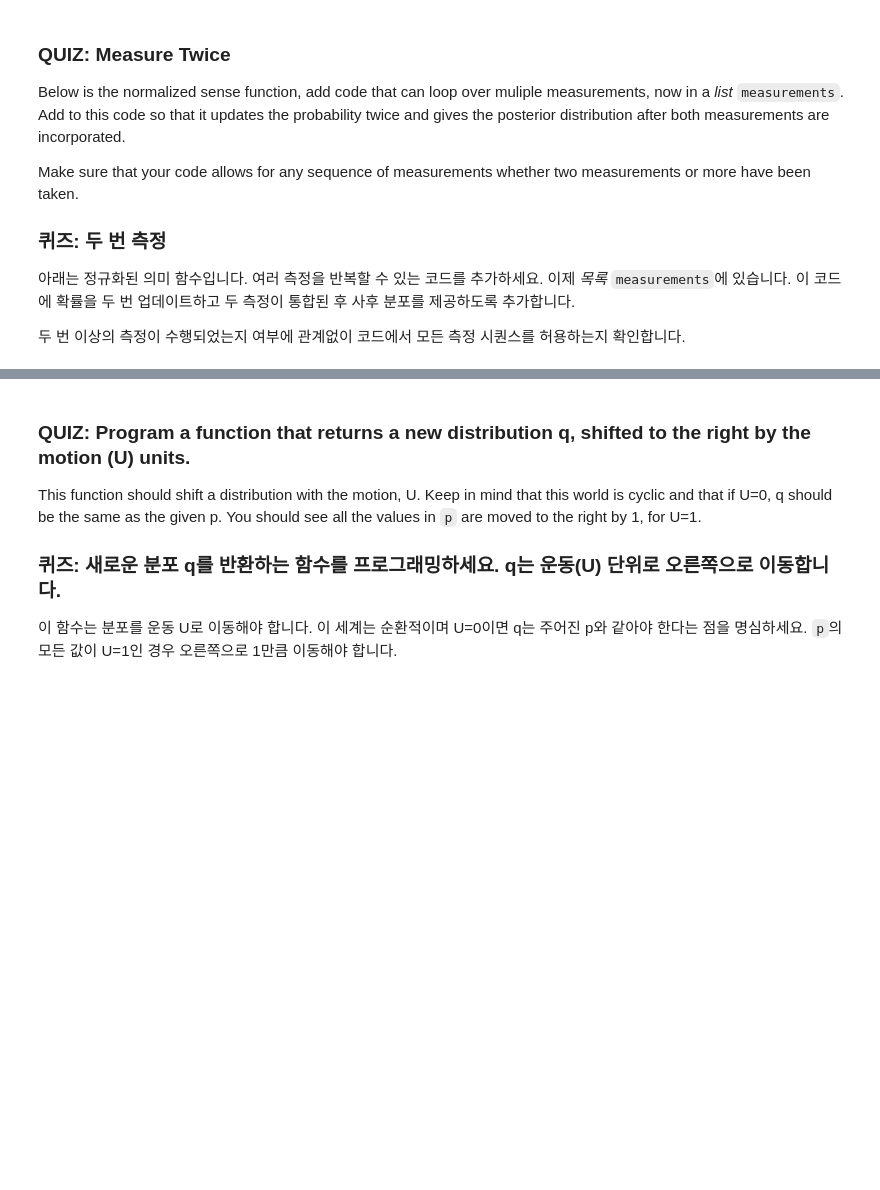
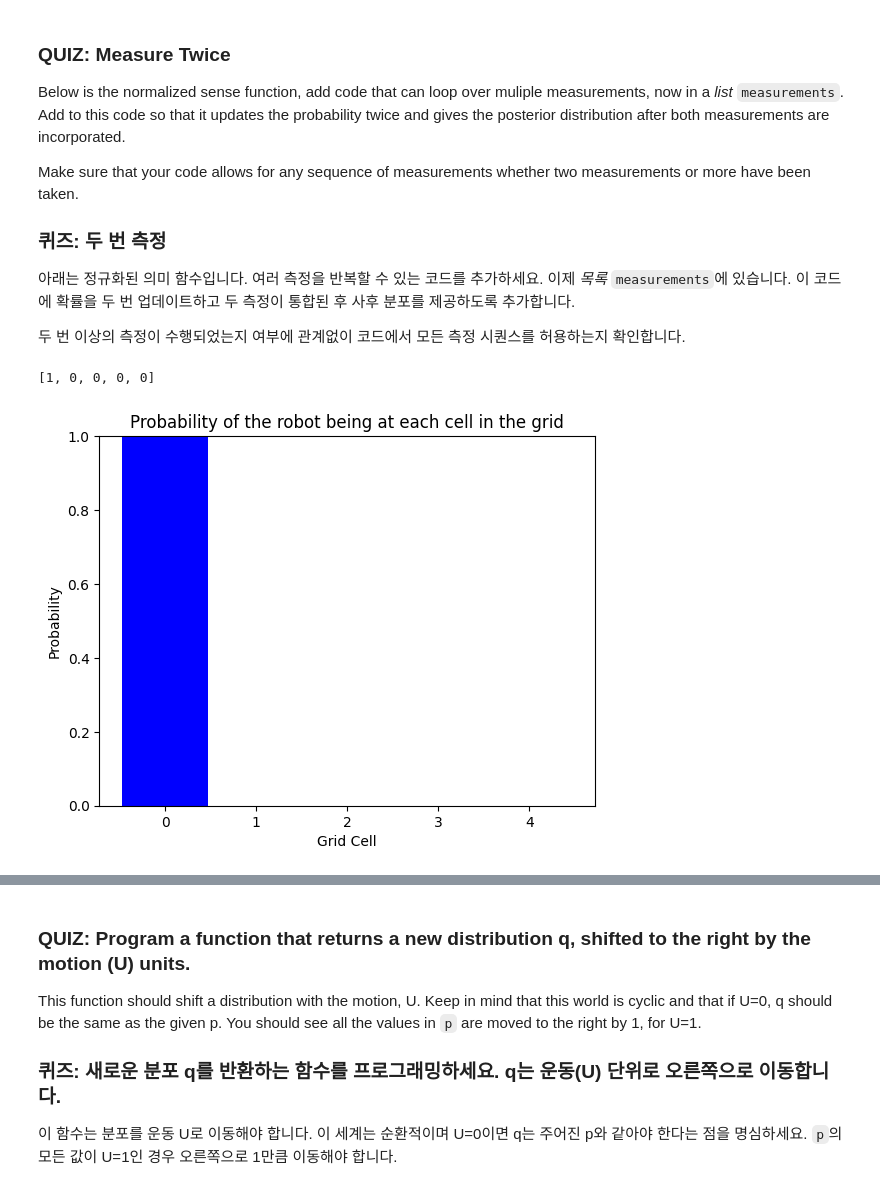
Before and after one commit to aaronkr-classroom/5-localization-zzammin22, a Jupyter notebook: 1. 1D Robot World, exercise.ipynb, the cells around one changed output, grey strips where cells are left out. Drawn from its saved outputs; the diff is of its cells as text; code cells hidden in the pictures; blank space fills up the shorter version.

```diff
--- a/1. 1D Robot World, exercise.ipynb
+++ b/1. 1D Robot World, exercise.ipynb
@@ -119,7 +123,10 @@ This function should store the probabilities in a list. So in this example, ther
 def initialize_robot(grid_length):
     ''' Takes in a grid length and returns
        a uniform distribution of location probabilities'''
-    p = []
+    p = [] # uniform distribution for 8 grid cells
+    default = 1 / grid_length
+    for i in range(grid_length):
+        p.append(default) # default value for uniform distribution
     return p
 # %%
 p = initialize_robot(8)
@@ -198,4 +211,8 @@ In the next code cell, write code to sum up the values in the new world, `p`.
 ## TODO: add up all the values in the list of location probabilities to determine the answer
 probabilities = [p[0], p[1], p[2], p[3], p[4]]
 sum = 0
+
+for i in range(len(probabilities)):
+    sum += probabilities[i]
+
 print(sum)
@@ -358,7 +382,7 @@ Make sure that your code allows for any sequence of measurements whether two mea
 두 번 이상의 측정이 수행되었는지 여부에 관계없이 코드에서 모든 측정 시퀀스를 허용하는지 확인합니다.
 # %%
 # given initial variables
-p=[0.2, 0.2, 0.2, 0.2, 0.2]
+p=[1, 0, 0, 0, 0]
 # the color of each grid cell in the 1D world
 world=['green', 'red', 'red', 'green', 'green']
 
@@ -368,33 +392,36 @@ pHit = 0.6
 pMiss = 0.2
 
 # sense function
 def sense(p, Z):
     ''' Takes in a current probability distribution, p, and a sensor reading, Z.
         Returns a *normalized* distribution after the sensor measurement has been made, q.
         This should be accurate whether Z is 'red' or 'green'. '''
     q=[]
     # loop through all grid cells
     for i in range(len(p)):
         # check if the sensor reading is equal to the color of the grid cell
         # if so, hit = 1
         # if not, hit = 0
         hit = (Z == world[i])
         q.append(p[i] * (hit * pHit + (1-hit) * pMiss))
 
     # sum up all the components
     s = sum(q)
     # divide all elements of q by the sum to normalize
     for i in range(len(p)):
         q[i] = q[i] / s
     return q
 
 ## TODO: Add your code for accounting for 2 motion measurements, here
 
 ## Grab and print out the resulting distribution, p
 
 
 print(p)
 display_map(p, 0.95)
+# %% [output]
+[1, 0, 0, 0, 0]
+[figure, added]
 # %% [markdown]
 # Move Function
 
```
Also changed, not shown: parts of 11 cells of this notebook, 1 other file.
